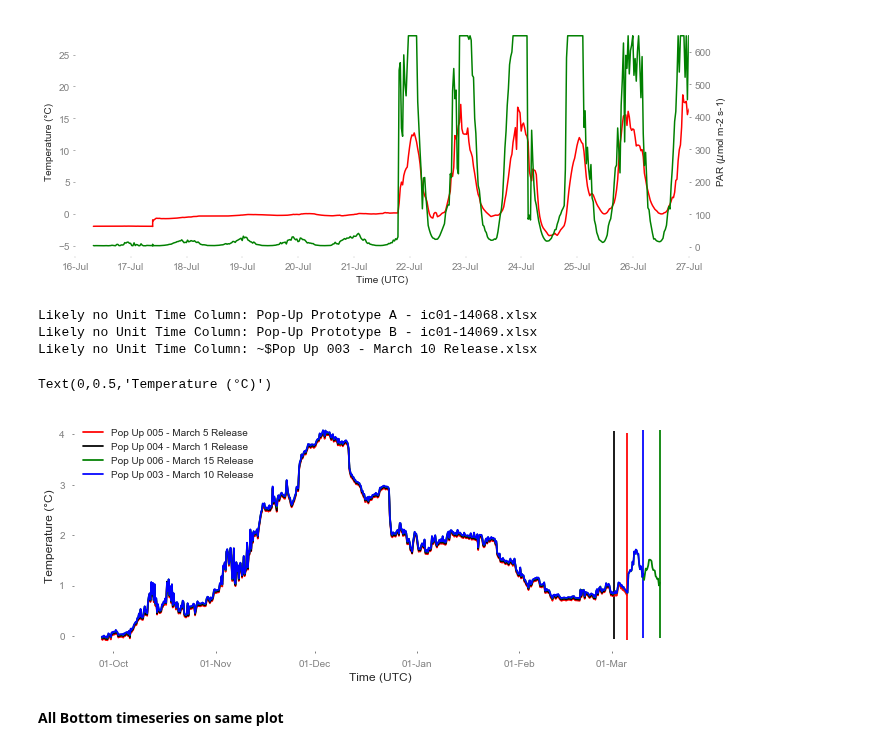
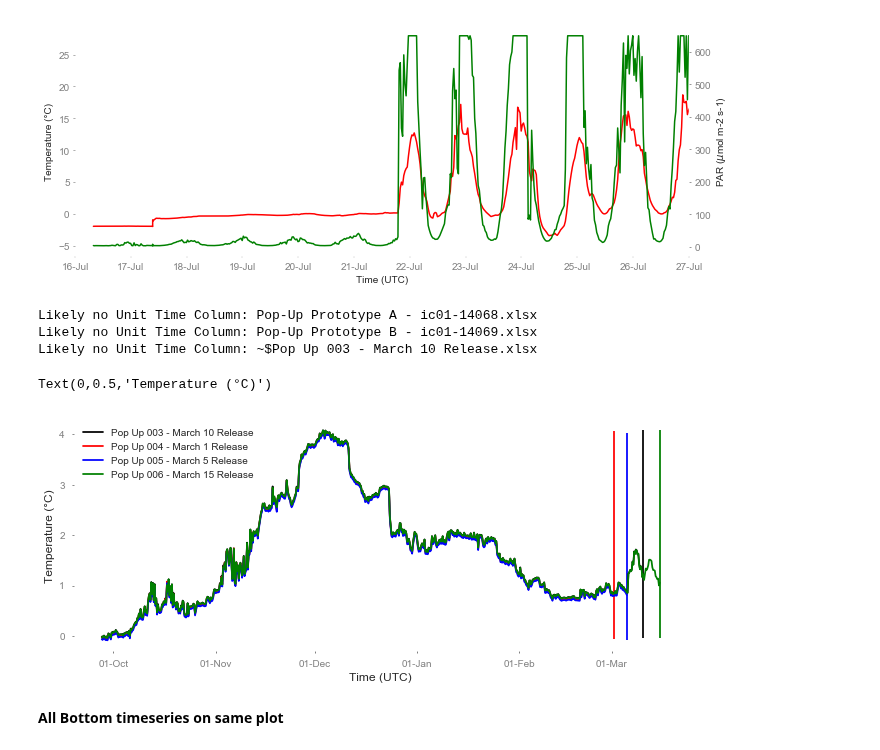
Before and after one commit to NOAA-PMEL/EcoFOCI_Jupyter_Notebooks, a Jupyter notebook: 2018/PopUpBuoy/PopupBuoy Plots.ipynb, the cells around one changed output. Saved outputs shown, nothing was run; the diff lists cells and outputs as text; code cells hidden in the pictures.

Commit message:
update popup buoys plot order

```diff
--- a/2018/PopUpBuoy/PopupBuoy Plots.ipynb
+++ b/2018/PopUpBuoy/PopupBuoy Plots.ipynb
@@ -80,35 +80,35 @@ Text(0,0.5,'PAR ($\\mu$mol m-2 s-1)')
 # %%
 #bottom
 df_b = {}
 
 colors = ['b','k','r','b','g','k','g','b']
 fig, ax = plt.subplots(figsize=(11, 4.25))
 
-for c,fn in enumerate(fd):
+for c,fn in enumerate(sorted(fd)):
     if fn not in ['.DS_Store',]:
         try:
             df_b.update({fn:pd.read_excel(dr + fn,sheet_name='Bottom',
                                   date_parser=True,
                                   index_col='Unit Time')})
 
             cs = ax.plot(df_b[fn].index, df_b[fn]['Temperature (°C)'],colors[c],label=fn.split('.xlsx')[0])
             cs = ax.vlines(df_b[fn].index[-1],df_b[fn]['Temperature (°C)'].min(),df_b[fn]['Temperature (°C)'].max(),colors[c])
 
             xfmt = mdates.DateFormatter('%d-%b')
             ax.xaxis.set_major_formatter(xfmt)
 
         except:
             print("Likely no Unit Time Column: {}".format(fn))
 
 ax.legend(loc='upper left')
 ax.set_xlabel('Time (UTC)')
 ax.set_ylabel('Temperature (°C)')
 # %% [output]
 Likely no Unit Time Column: Pop-Up Prototype A - ic01-14068.xlsx
 Likely no Unit Time Column: Pop-Up Prototype B - ic01-14069.xlsx
 Likely no Unit Time Column: ~$Pop Up 003 - March 10 Release.xlsx
 Text(0,0.5,'Temperature (°C)')
-[figure, old version]
+[figure, new version]
 # %% [markdown]
 **All Bottom timeseries on same plot**
 # %%
```
Also changed, not shown: parts of 1 cell of this notebook.
